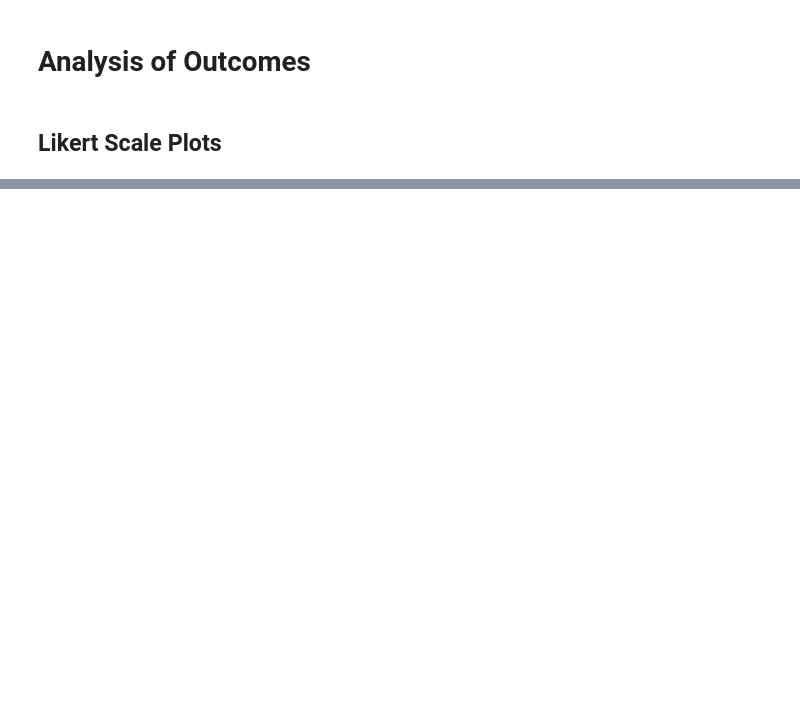
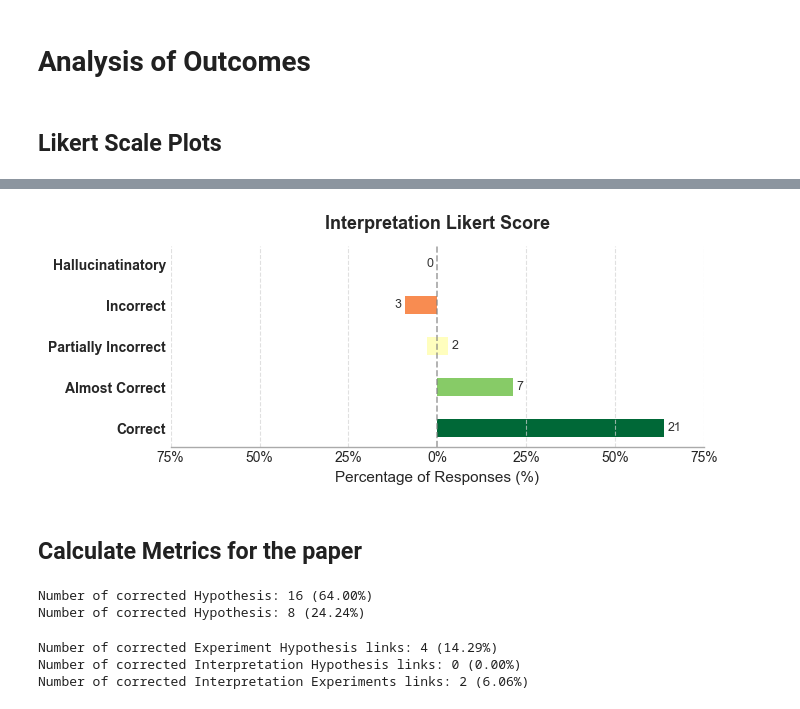
Before and after one commit to thijssnelleman/automated-reproducibility, a Jupyter notebook: analysis.ipynb, the cells around one changed output, grey strips where cells are left out. Drawn from its saved outputs; the diff is of its cells as text; code cells hidden in the pictures; blank space fills up the shorter version.

```diff
--- a/analysis.ipynb
+++ b/analysis.ipynb
@@ -182,0 +213,52 @@ plot_likert(
+# %%
+# This is the specific value you want to plot (e.g., the name of the question)
+FILTER_VALUE_PLACEHOLDER = 'Interpretation Likert Score'
+
+# 3. Generate the Plot
+plot_likert(
+    df=df,
+    field_value=FILTER_VALUE_PLACEHOLDER,
+    likert_map= {
+        "Correct": 1,
+        "Almost Correct": 2,
+        "Partially Incorrect": 3,
+        "Incorrect": 4,
+        "Hallucinatinatory": 5,
+    }
+)
+# %% [output]
+[figure, added]
+# %% [markdown]
+## Calculate Metrics for the paper
+# %%
+# Calculate corrected strings
+sub_df = df[df["field"] == "Hypothesis corrected"]
+corrected_hypothesis_statements = (sub_df['value'].notna()).sum()
+corrected_hypothesis_statements_p = ((sub_df['value'].notna()).sum() / len(sub_df)) * 100
+print(f"Number of corrected Hypothesis: {corrected_hypothesis_statements} ({corrected_hypothesis_statements_p:.2f}%)")
+
+sub_df = df[df["field"] == "Interpretation Corrected"]
+corrected_interpretation_statements = (sub_df['value'].notna()).sum()
+corrected_interpretation_statements_p = ((sub_df['value'].notna()).sum() / len(sub_df)) * 100
+print(f"Number of corrected Hypothesis: {corrected_interpretation_statements} ({corrected_interpretation_statements_p:.2f}%)")
+# %% [output]
+Number of corrected Hypothesis: 16 (64.00%)
+Number of corrected Hypothesis: 8 (24.24%)
+# %%
+# Calculate how many links between hypthesis, experiments and interpretation were made
+sub_df = df[df["field"] == "Experiment Corrected Hypotheses"]
+experiment_corrected_hypotheses = (sub_df['value'].notna()).sum()
+experiment_corrected_hypotheses_p = ((sub_df['value'].notna()).sum() / len(sub_df)) * 100
+print(f"Number of corrected Experiment Hypothesis links: {experiment_corrected_hypotheses} ({experiment_corrected_hypotheses_p:.2f}%)")
+sub_df = df[df["field"] == "Interpretation Corrected Hypotheses"]
+interpretation_corrected_hypotheses = (sub_df['value'].notna()).sum()
+interpretation_corrected_hypotheses_p = ((sub_df['value'].notna()).sum() / len(sub_df)) * 100
+print(f"Number of corrected Interpretation Hypothesis links: {interpretation_corrected_hypotheses} ({interpretation_corrected_hypotheses_p:.2f}%)")
+sub_df = df[df["field"] == "Interpretation Corrected Experiments"]
+interpretation_corrected_experiments = (sub_df['value'].notna()).sum()
+interpretation_corrected_experiments_p = ((sub_df['value'].notna()).sum() / len(sub_df)) * 100
+print(f"Number of corrected Interpretation Experiments links: {interpretation_corrected_experiments} ({interpretation_corrected_experiments_p:.2f}%)")
+# %% [output]
+Number of corrected Experiment Hypothesis links: 4 (14.29%)
+Number of corrected Interpretation Hypothesis links: 0 (0.00%)
+Number of corrected Interpretation Experiments links: 2 (6.06%)
```
Also changed, not shown: parts of 7 cells of this notebook, 6 other files.
